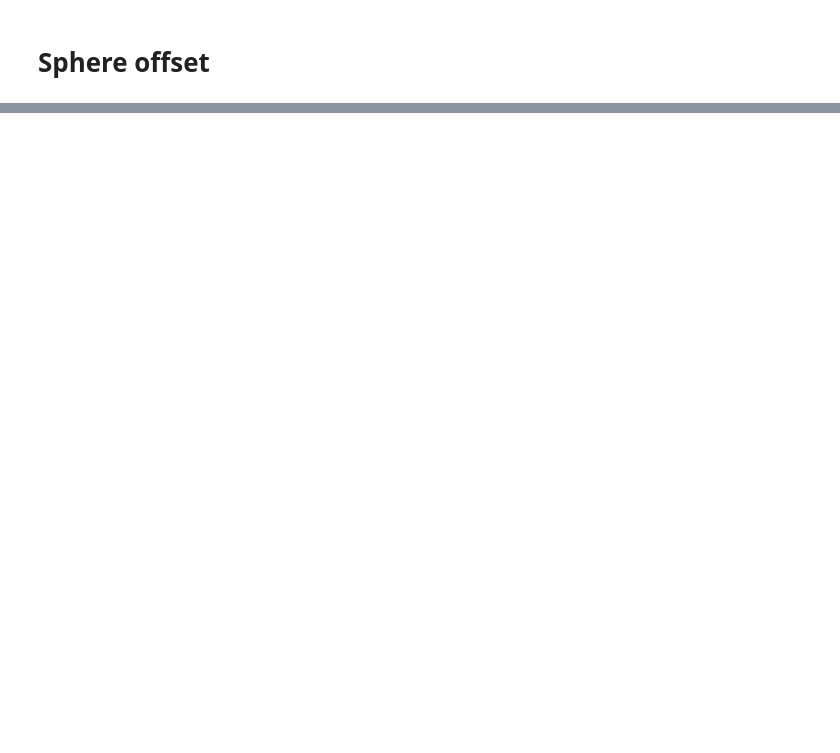
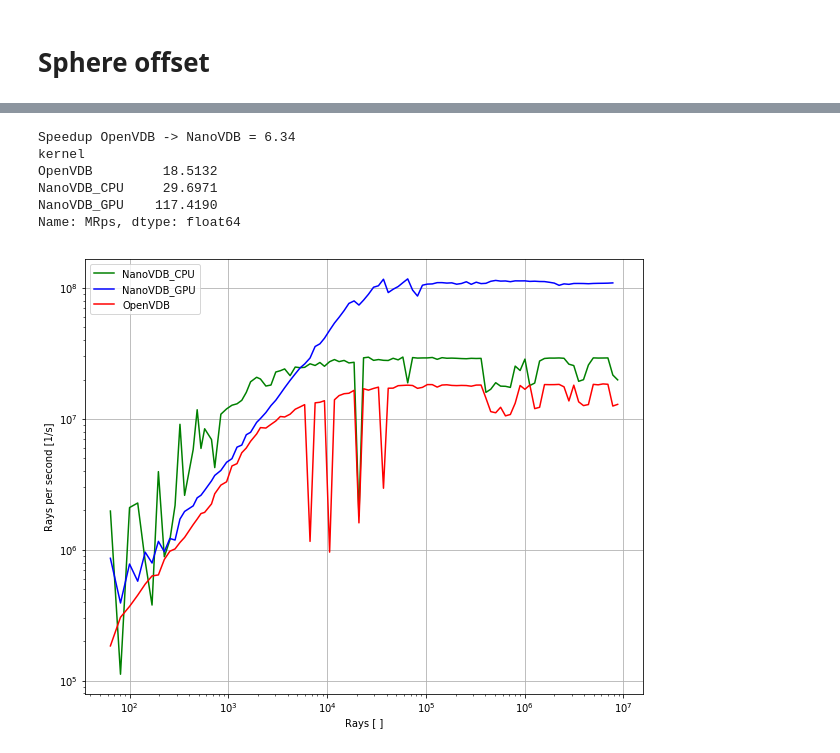
Before and after one commit to hitimr/SelectedTopicsCompElectronics, a Jupyter notebook: script/plots.ipynb, the cells around one changed output, grey strips where cells are left out. Drawn from its saved outputs; the diff is of its cells as text; code cells hidden in the pictures; blank space fills up the shorter version.

```diff
--- a/script/plots.ipynb
+++ b/script/plots.ipynb
@@ -141,0 +123,16 @@ Name: MRps, dtype: float64
+# %%
+df = common.load_df("../data/2022-04-08_01-00-21_gpu_short_name_loadfactor_100_shuffling.csv")
+plot_kernels(df)
+
+best = df.groupby("kernel").max()["MRps"].sort_values()
+print(f"Speedup OpenVDB -> NanoVDB = {best['NanoVDB_GPU'] / best['OpenVDB']:.3}")
+print(best)
+plt.show()
+# %% [output]
+Speedup OpenVDB -> NanoVDB = 6.34
+kernel
+OpenVDB         18.5132
+NanoVDB_CPU     29.6971
+NanoVDB_GPU    117.4190
+Name: MRps, dtype: float64
+[figure, added]
```
Also changed, not shown: parts of 9 cells of this notebook, 3 other files.
